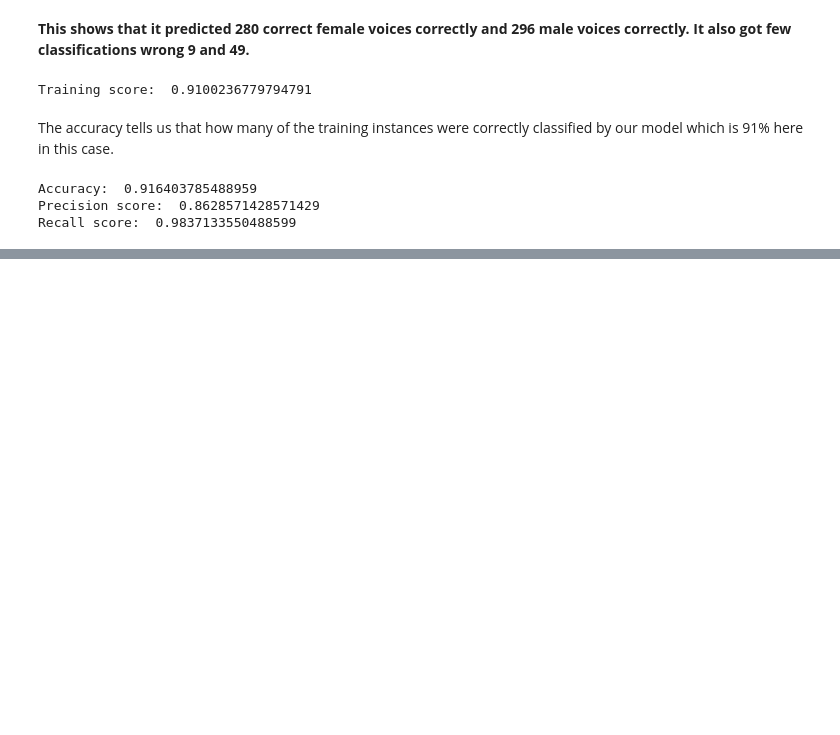
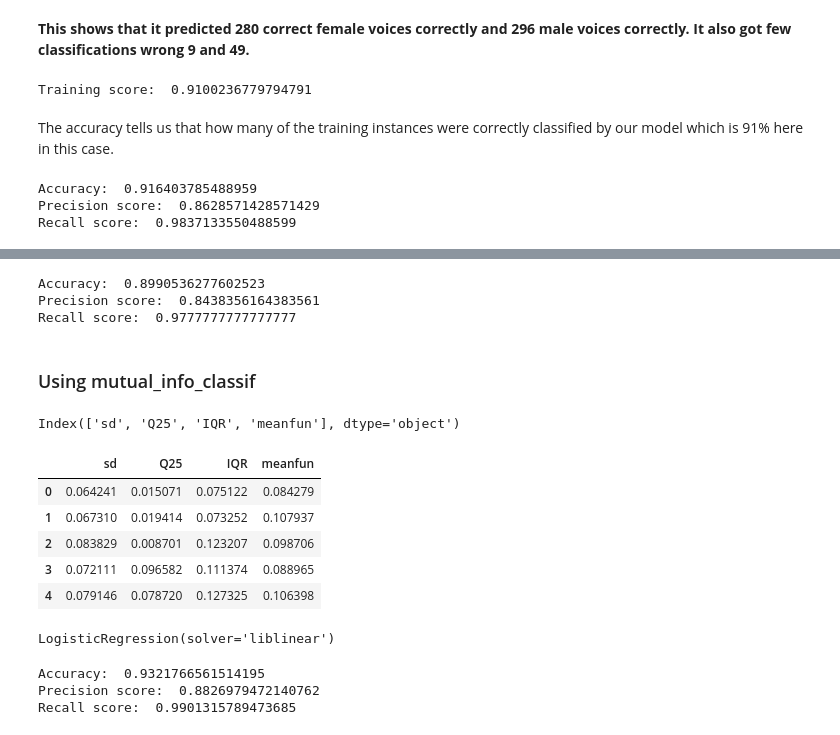
Before and after one commit to Crazz-Zaac/Predictive-model-implementation, a Jupyter notebook: LogisticRegression.ipynb, the cells around one changed output, grey strips where cells are left out. Cells and saved outputs as stored; diff of their text form; code cells hidden in the pictures; blank space fills up the shorter version.

```diff
--- a/LogisticRegression.ipynb
+++ b/LogisticRegression.ipynb
@@ -148,0 +275,29 @@ Recall score:  0.9837133550488599
+# %%
+acc = accuracy_score(y_test, y_pred)
+pre = precision_score(y_test, y_pred)
+recall = recall_score(y_test, y_pred)
+
+print("Accuracy: ", acc)
+print("Precision score: ", pre)
+print("Recall score: ",recall)
+# %% [output]
+Accuracy:  0.8990536277602523
+Precision score:  0.8438356164383561
+Recall score:  0.9777777777777777
+# %% [markdown]
+### Using mutual_info_classif
+# %%
+selected_columns = features.columns[features_mask]
+selected_columns
+# %% [output]
+Index(['sd', 'Q25', 'IQR', 'meanfun'], dtype='object')
+# %%
+selected_features = features[selected_columns]
+selected_features.head()
+# %% [output]
+|  | sd | Q25 | IQR | meanfun |
+| 0 | 0.064241 | 0.015071 | 0.075122 | 0.084279 |
+| 1 | 0.067310 | 0.019414 | 0.073252 | 0.107937 |
+| 2 | 0.083829 | 0.008701 | 0.123207 | 0.098706 |
+| 3 | 0.072111 | 0.096582 | 0.111374 | 0.088965 |
+| 4 | 0.079146 | 0.078720 | 0.127325 | 0.106398 |
@@ -148,0 +306,6 @@ Recall score:  0.9837133550488599
+# %%
+from sklearn.linear_model import LogisticRegression
+logistic_model = LogisticRegression(penalty='l2', solver='liblinear')
+logistic_model.fit(x_train, y_train)
+# %% [output]
+LogisticRegression(solver='liblinear')
@@ -148,0 +314,12 @@ Recall score:  0.9837133550488599
+# %%
+acc = accuracy_score(y_test, y_pred)
+pre = precision_score(y_test, y_pred)
+recall = recall_score(y_test, y_pred)
+
+print("Accuracy: ", acc)
+print("Precision score: ", pre)
+print("Recall score: ",recall)
+# %% [output]
+Accuracy:  0.9321766561514195
+Precision score:  0.8826979472140762
+Recall score:  0.9901315789473685
```
Also changed, not shown: parts of 30 cells of this notebook.
